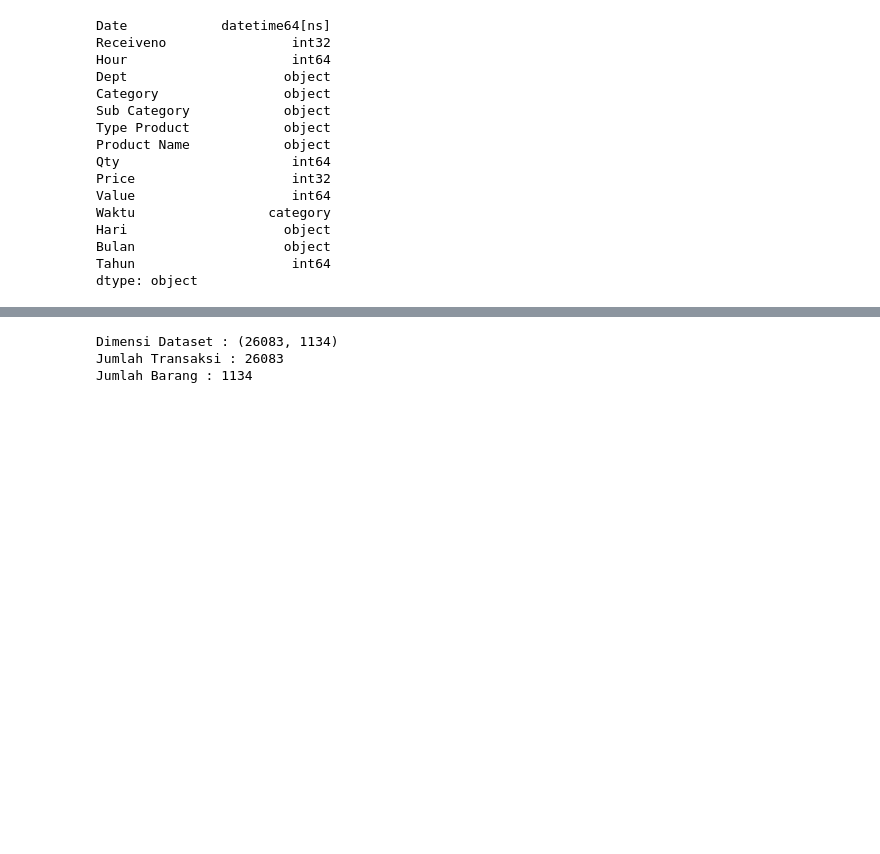
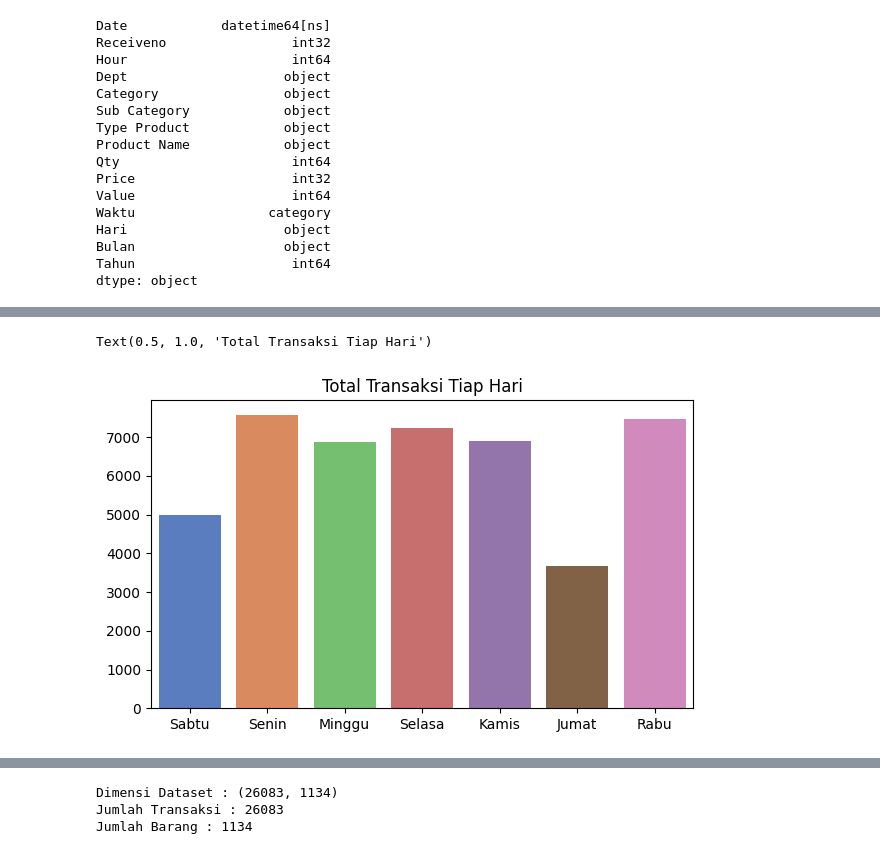
Before and after one commit to rfdharma/Association_Rule---Market-Basket-Analysis---Apriori, a Jupyter notebook: Minimarket_Indonesia/model.ipynb, the cells around one changed output, grey strips where cells are left out. Cells and saved outputs as stored; diff of their text form; code cells hidden in the pictures; blank space fills up the shorter version.

```diff
--- a/Minimarket_Indonesia/model.ipynb
+++ b/Minimarket_Indonesia/model.ipynb
@@ -87,10 +124,13 @@ dtype: object
 # %%
-# df_bulan = df.groupby('Hari')['Receiveno'].count()
-# df_bulan = pd.concat([df_bulan.iloc[4:], df_bulan.iloc[:4]])
+df_bulan = df.groupby('Hari')['Receiveno'].count()
+df_bulan = pd.concat([df_bulan.iloc[4:], df_bulan.iloc[:4]])
 
-# plt.figure(figsize=(7,4))
-# sns.barplot(x = df['Hari'].unique(), y = df_bulan.values)
+plt.figure(figsize=(7,4))
+sns.barplot(x = df['Hari'].unique(), y = df_bulan.values)
 
-# plt.xticks(size = 10)
-# plt.title('Total Transaksi Tiap Hari', size = 12)
+plt.xticks(size = 10)
+plt.title('Total Transaksi Tiap Hari', size = 12)
+# %% [output]
+Text(0.5, 1.0, 'Total Transaksi Tiap Hari')
+[figure, added]
 # %%
```
Also changed, not shown: parts of 10 cells of this notebook, 1 other file.
